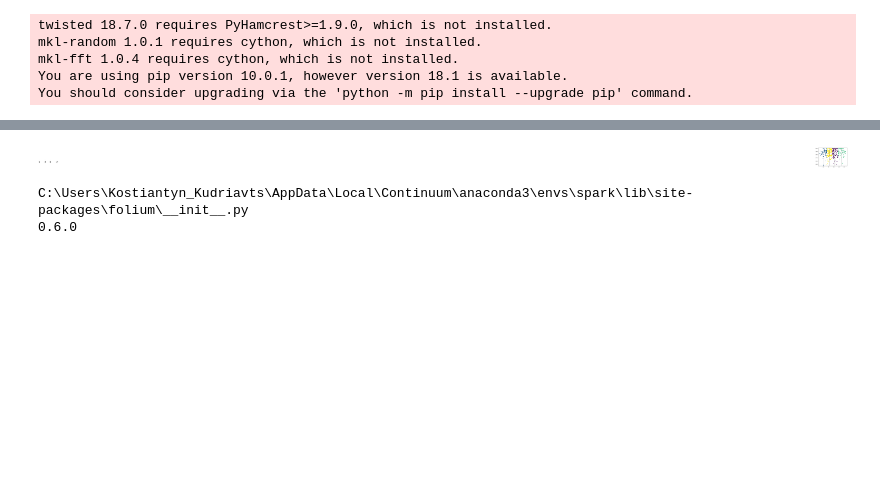
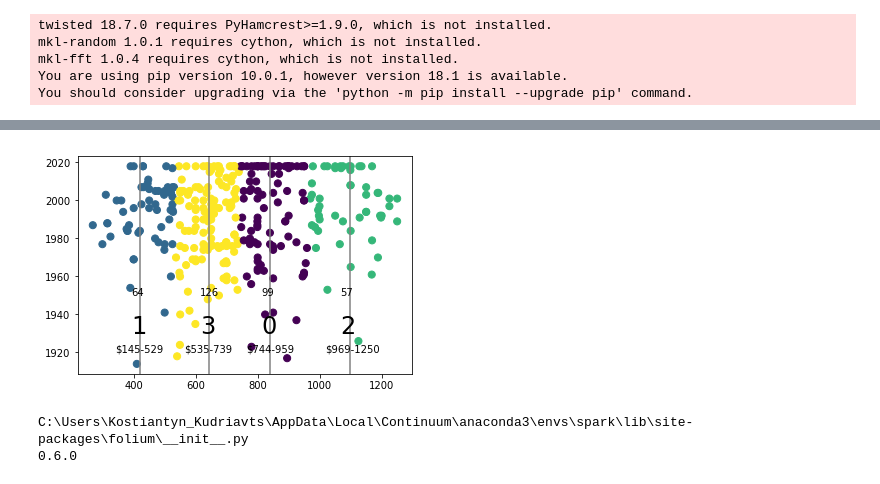
Before and after one commit to mwacc/mynb, a Jupyter notebook: Seattle_exploration_Oct_2018.ipynb, the cells around one changed output, grey strips where cells are left out. Drawn from its saved outputs; the diff is of its cells as text; code cells hidden in the pictures; blank space fills up the shorter version.

Commit message:
add clustering details

```diff
--- a/Seattle_exploration_Oct_2018.ipynb
+++ b/Seattle_exploration_Oct_2018.ipynb
@@ -165,15 +165,18 @@ df['CLUSTER'] = df.PRICE.apply( predict )
 # %%
 # collors show price cluster,Y-axis doesn't influence cluster selection
 plt.scatter(df['PRICE'], df['YEAR BUILT'], c=df['CLUSTER'], s=50, cmap='viridis')
 
 centers = kmeans.cluster_centers_
 i = 0
 for xc in centers:
     plt.axvline(x=xc, color='grey')
+    cdf = df[df['CLUSTER'] == i]
+    plt.text(xc-30, 1950, str( len(cdf) ))
+    plt.text(xc-80, 1920, '$' + str(int(cdf['PRICE'].min())) + '-' + str(int(cdf['PRICE'].max())) )
     plt.text(xc-30, 1930, str(i),  {'color': 'k', 'fontsize': 24})
     i = i + 1
 # %% [output]
-[figure, old version]
+[figure, new version]
 # %%
 import folium
 print(folium.__file__)
```
Also changed, not shown: parts of 5 cells of this notebook.
